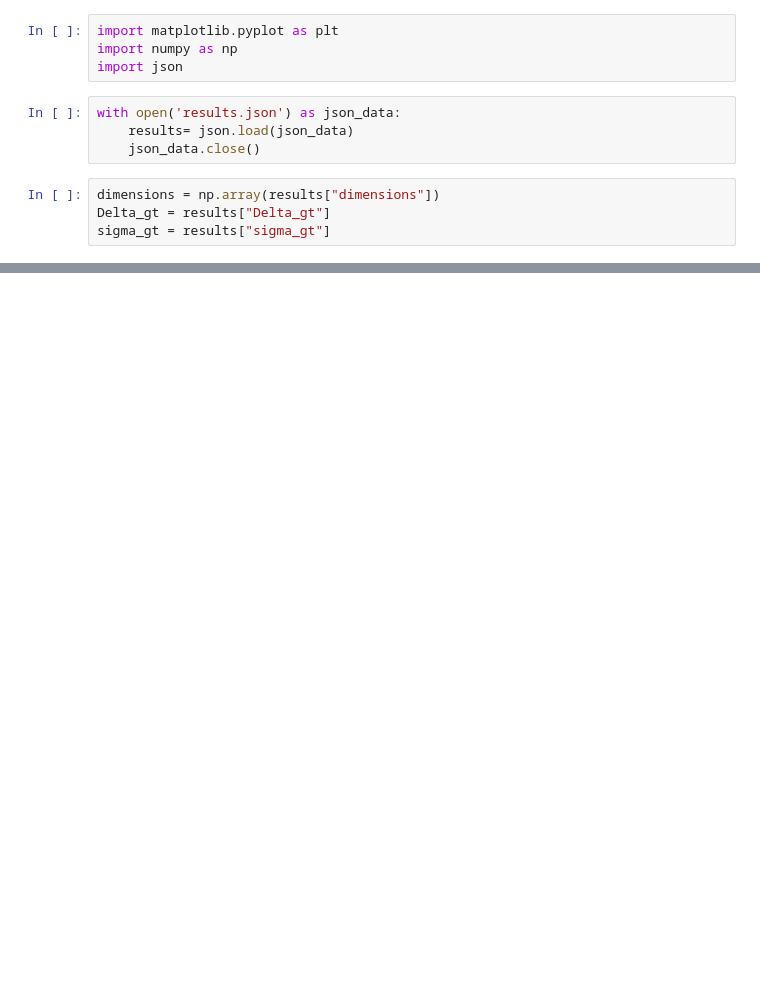
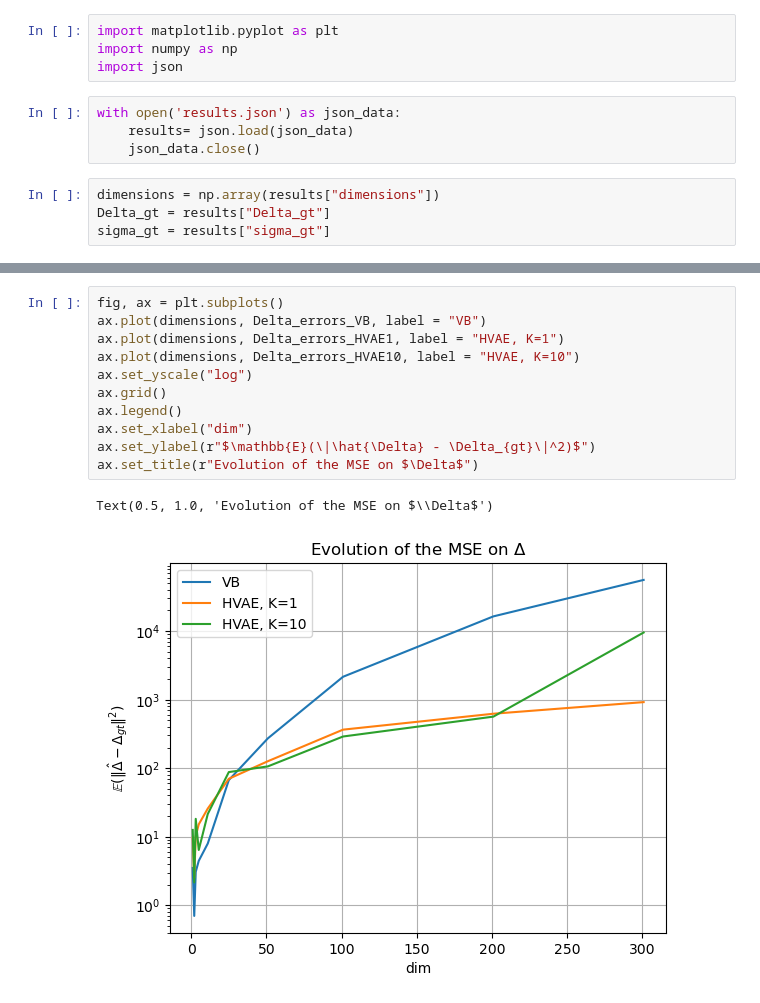
Before and after one commit to abelmaxv/projet-CompStat, a Jupyter notebook: experiments/gaussian/plots.ipynb, the cells around one changed output, grey strips where cells are left out. Drawn from its saved outputs; the diff is of its cells as text; blank space fills up the shorter version.

```diff
--- a/experiments/gaussian/plots.ipynb
+++ b/experiments/gaussian/plots.ipynb
@@ -68,0 +48,14 @@ ax.legend()
+# %%
+fig, ax = plt.subplots()
+ax.plot(dimensions, Delta_errors_VB, label = "VB")
+ax.plot(dimensions, Delta_errors_HVAE1, label = "HVAE, K=1")
+ax.plot(dimensions, Delta_errors_HVAE10, label = "HVAE, K=10")
+ax.set_yscale("log")
+ax.grid()
+ax.legend()
+ax.set_xlabel("dim")
+ax.set_ylabel(r"$\mathbb{E}(\|\hat{\Delta} - \Delta_{gt}\|^2)$")
+ax.set_title(r"Evolution of the MSE on $\Delta$")
+# %% [output]
+Text(0.5, 1.0, 'Evolution of the MSE on $\\Delta$')
+[figure, added]
```
Also changed, not shown: parts of 6 cells of this notebook.
